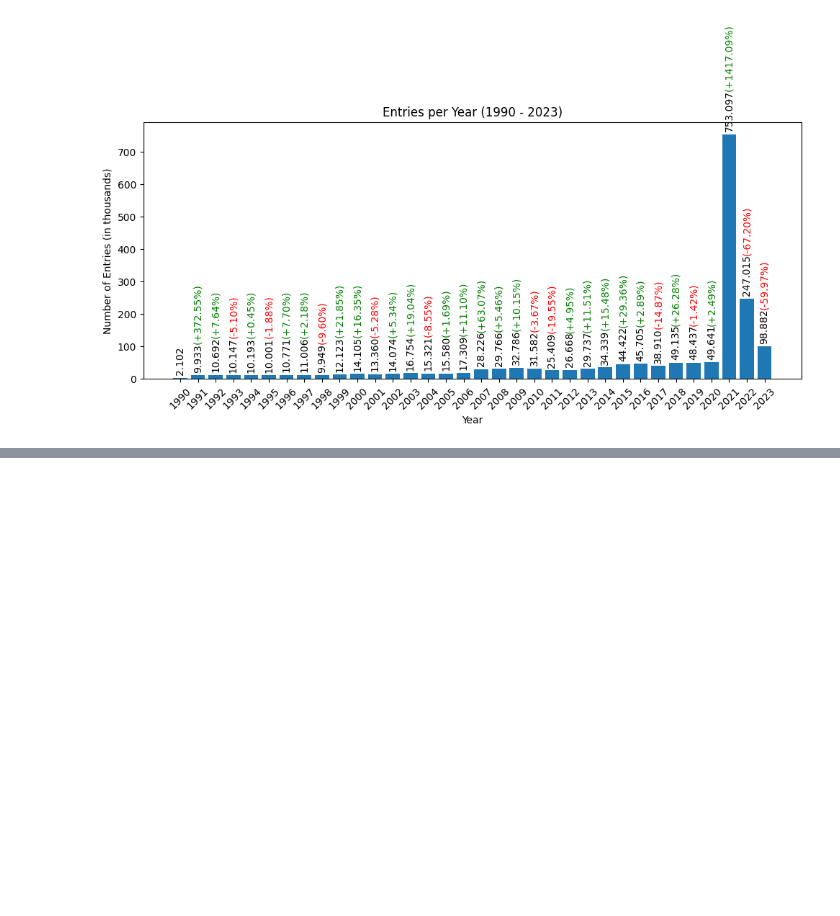
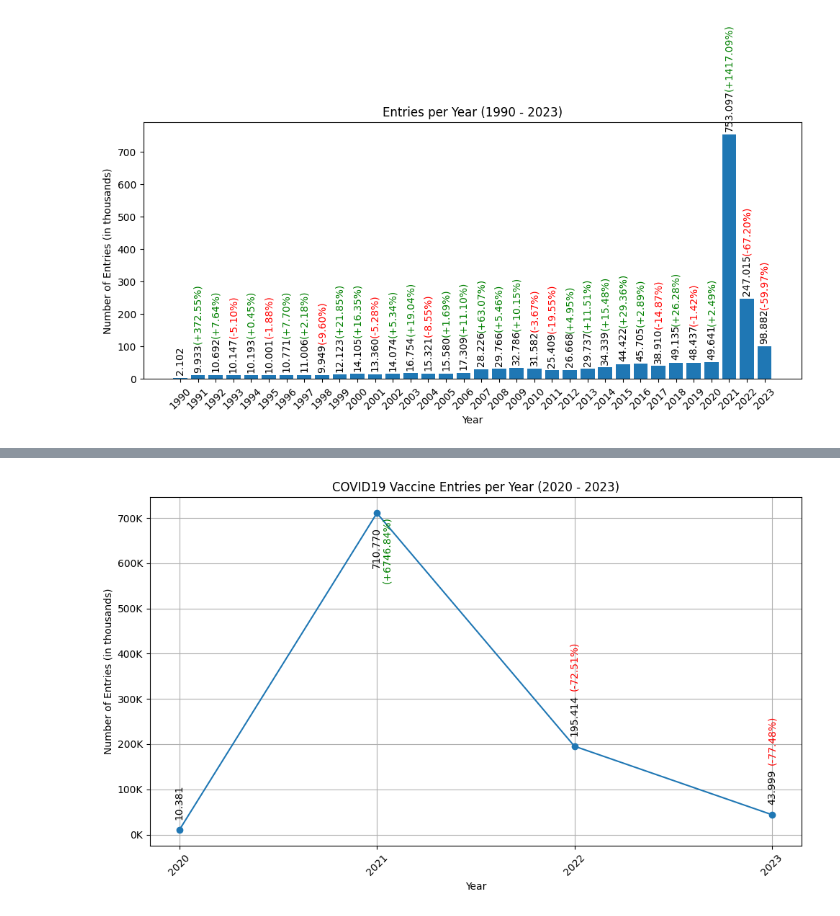
Before and after one commit to ZaNioxX/Masterarbeit, a Jupyter notebook: Data_Exploration/entries_per_year.ipynb, the cells around one changed output, grey strips where cells are left out. Cells and saved outputs as stored; diff of their text form; code cells hidden in the pictures; blank space fills up the shorter version.

```diff
--- a/Data_Exploration/entries_per_year.ipynb
+++ b/Data_Exploration/entries_per_year.ipynb
@@ -284,0 +285,89 @@ plt.show()
+# %%
+import pandas as pd
+import matplotlib.pyplot as plt
+from matplotlib.ticker import FuncFormatter
+
+# Custom formatter function
+def thousands_formatter(x, pos):
+    return f'{int(x / 1000)}K'
+
+def format_with_dot(num):
+    return f'{num:,}'.replace(',', '.')
+
+# Initialize a dictionary to store the number of COVID19 vaccine entries per year
+covid_entries_per_year = {}
+
+# Loop through each year from 2020 to 2023
+for year in range(2020, 2024):  # Adjust the years if necessary
+    try:
+        data_path = "/Users/sep/Documents/HAW/Masterarbeit/Daten.nosync/"
+        data_filename = f"{year}VAERSDATA.csv"
+        vax_filename = f"{year}VAERSVAX.csv"
+
+        # Load the datasets
+        data_df = pd.read_csv(data_path + data_filename, encoding="Iso-8859-1", low_memory=False, usecols=['VAERS_ID'])
+        vax_df = pd.read_csv(data_path + vax_filename, encoding="Iso-8859-1", low_memory=False, usecols=['VAERS_ID', 'VAX_TYPE'])
+
+        # Filter VAERSVAX for COVID19 and merge
+        covid_vax_df = vax_df[vax_df['VAX_TYPE'] == 'COVID19']
+        merged_df = pd.merge(data_df, covid_vax_df, on='VAERS_ID')
+        merged_df = merged_df.drop_duplicates(subset=['VAERS_ID'])
+
+        covid_entries_per_year[year] = len(merged_df)
+    except FileNotFoundError:
+        print(f"File for year {year} not found.")
+    except Exception as e:
+        print(f"An error occurred for year {year}: {e}")
+
+# Convert to DataFrame and calculate percentage change
+df = pd.DataFrame(list(covid_entries_per_year.items()), columns=['Year', 'Count'])
+df['Pct_Change'] = df['Count'].pct_change() * 100
+
+# Plotting the data as a line graph
+plt.figure(figsize=(10, 6))
+plt.plot(df['Year'], df['Count'], marker='o', linestyle='-', label='Number of COVID19 Entries')
+plt.xlabel('Year')
+plt.ylabel('Number of Entries (in thousands)')
+plt.title('COVID19 Vaccine Entries per Year (2020 - 2023)')
+
+# Set the y-axis formatter
+formatter = FuncFormatter(thousands_formatter)
+plt.gca().yaxis.set_major_formatter(formatter)
+
+# Annotate each point with its value and percentage change
+for year, count, pct_change in zip(df['Year'], df['Count'], df['Pct_Change']):
+    formatted_value = format_with_dot(count)
+
+    offset = 5000
+    # Annotate with the count value
+    if year == 2021:
+        offset = -140000
+
+
+
+    plt.annotate(formatted_value, (year, count + offset), textcoords="offset points", xytext=(0, 10),
+                 ha='center', fontsize=10, rotation=90)
+
+    # Determine the color based on the percentage change
+    if count != df['Count'].iloc[0]:
+        color = 'green' if pct_change > 0 else 'red' if pct_change < 0 else 'black'
+        if count < 100000:
+            offset = 92500
+            xoffset= 0
+        elif count >= 100000 and count < 200000:
+            offset = 105000
+            xoffset= 0
+        else:
+            offset = -172500
+            xoffset= 0.05
+        # Annotate with the percentage change in colored text, larger font size, and rotated 90 degrees
+        plt.annotate(f"({pct_change:+.2f}%)", (year + xoffset, count + offset), textcoords="offset points", xytext=(0, 10),
+                     ha='center', fontsize=10, rotation=90, color=color)  # Adjust the x-position (year + 0.25)
+
+plt.xticks(df['Year'], rotation=45)
+plt.grid(True)
+plt.tight_layout()
+plt.savefig('/Users/sep/PycharmProjects/Masterarbeit/Plots/Data_Exploration/Entries_per_Year/COVID19_Entries_per_Year_dotted.png')
+plt.show()
+# %% [output]
+[figure, added]
```
Also changed, not shown: parts of 1 cell of this notebook, 3 other files.
